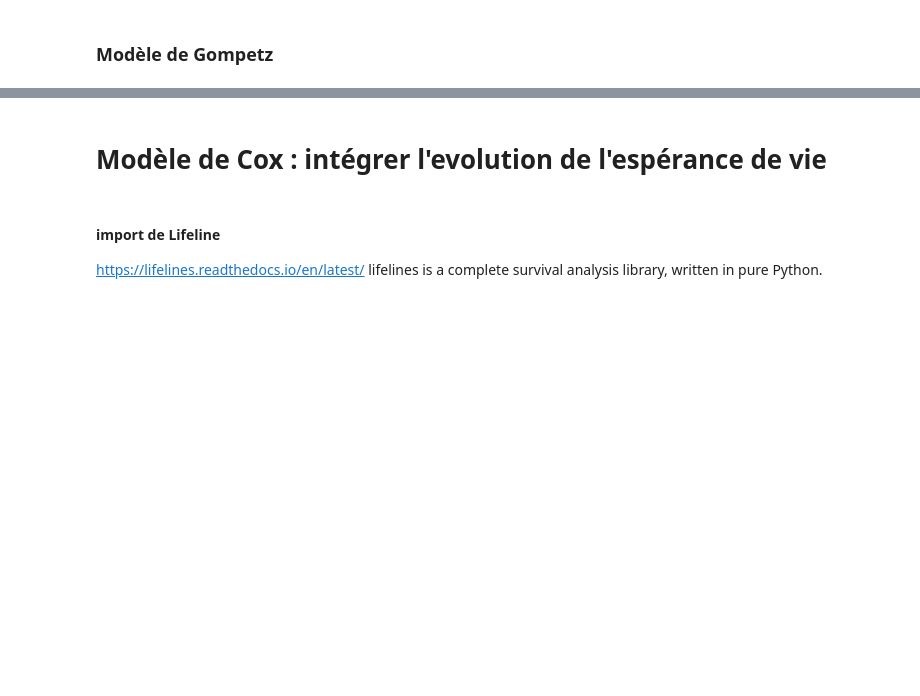
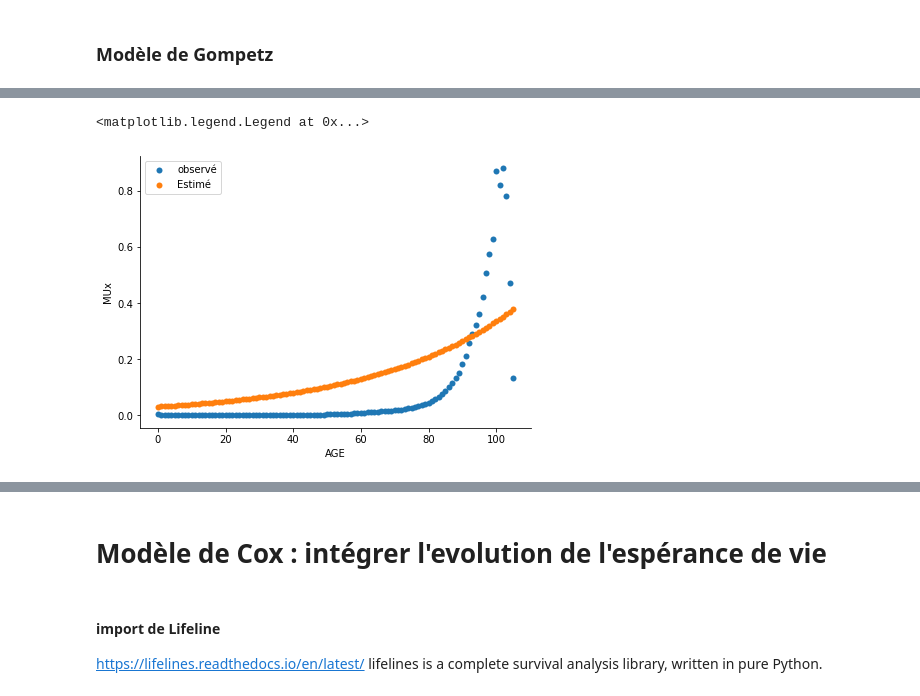
Before and after one commit to RessourcesActuariat/ActuariatVieCNAM, a Jupyter notebook: Table de Mortalité - Partie 2.ipynb, the cells around one changed output, grey strips where cells are left out. Cells and saved outputs as stored; diff of their text form; code cells hidden in the pictures; blank space fills up the shorter version.

```diff
--- a/Table de Mortalité - Partie 2.ipynb
+++ b/Table de Mortalité - Partie 2.ipynb
@@ -285,0 +313,8 @@ True
+# %%
+
+Y = EXPOMORTData[(EXPOMORTData['AGE'].between(0,100))]['MUx']
+X = EXPOMORTData[(EXPOMORTData['AGE'].between(0,100))][['AGE','SEXE']]
+import statsmodels.api as sm
+modelPoisson = sm.GLM(Y,X,family=sm.families.Poisson(link=sm.families.links.log()) )
+resultsPoisson = modelPoisson.fit()
+resultsPoisson.summary()
@@ -285,0 +335,4 @@ True
+# %%
+y = EXPOMORTData[(EXPOMORTData['SEXE']==1)][['MUx','AGE','SEXE']]
+y['MUxhat'] = resultsPoisson.predict(exog=y[['AGE','SEXE']])
+y
@@ -285,0 +353,15 @@ True
+# %%
+f, ax = plt.subplots(figsize=(7, 5))
+sns.despine(f)
+sns.scatterplot(data=y,x="AGE", y="MUx",
+                palette="ch:r=-.2,d=.3_r" ,label="observé",
+                sizes=(1, 8), linewidth=0,
+                  ax=ax)
+sns.scatterplot(data=y,x="AGE", y="MUxhat",
+                palette="ch:r=-.2,d=.3_r" ,label="Estimé",
+                sizes=(1, 8), linewidth=0,
+                  ax=ax)
+ax.legend()
+# %% [output]
+<matplotlib.legend.Legend at 0x...>
+[figure, added]
```
Also changed, not shown: parts of 27 cells of this notebook.
